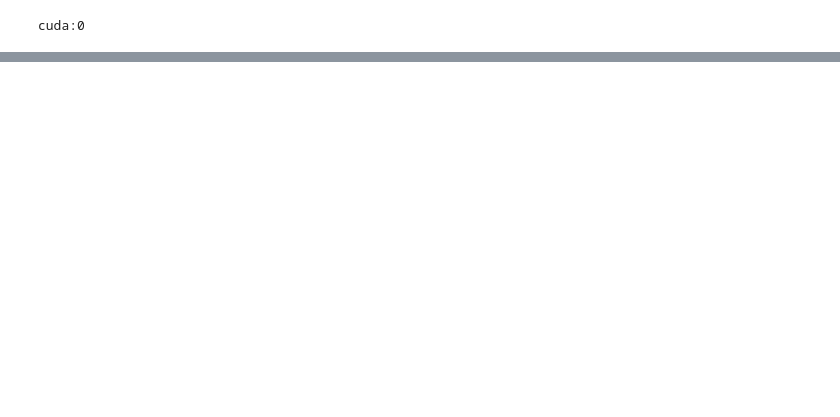
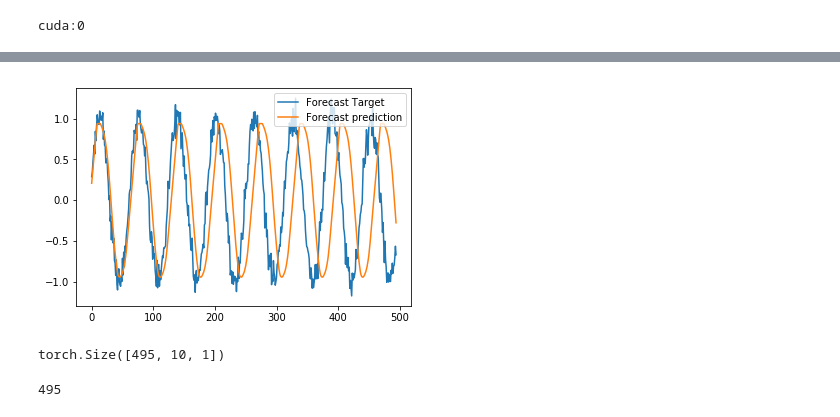
Before and after one commit to Daniely2564/complete-pytorch-study, a Jupyter notebook: 4. RNN/2. Simple RNN with Sine Wave (2).ipynb, the cells around one changed output, grey strips where cells are left out. Drawn from its saved outputs; the diff is of its cells as text; code cells hidden in the pictures; blank space fills up the shorter version.

```diff
--- a/4. RNN/2. Simple RNN with Sine Wave (2).ipynb
+++ b/4. RNN/2. Simple RNN with Sine Wave (2).ipynb
@@ -110,0 +263,30 @@ class SimpleRNN(self, n_inputs, n_hidden, n_rnnlayers, n_outputs):
+# %%
+validation_target = Y[-N//2:]
+validation_predictions = []
+
+last_x = X_test[0].view(T)
+
+while len(validation_predictions) < len(validation_target):
+    input_ = last_x.reshape(1,T,1)
+    p = model(input_)
+    # [0, 0]. 1 x 1 array -> scalar
+
+    # Update the prediction list
+    validation_predictions.append(p[0,0].item())
+
+    last_x = torch.cat((last_x[1:], p[0]))
+# %%
+plt.plot(validation_target, label='Forecast Target')
+plt.plot(validation_predictions, label='Forecast prediction')
+plt.legend()
+plt.show()
+# %% [output]
+[figure, added]
+# %%
+X_test.shape
+# %% [output]
+torch.Size([495, 10, 1])
+# %%
+X_test.size(0)
+# %% [output]
+495
```
Also changed, not shown: parts of 17 cells of this notebook, 1 other file.
